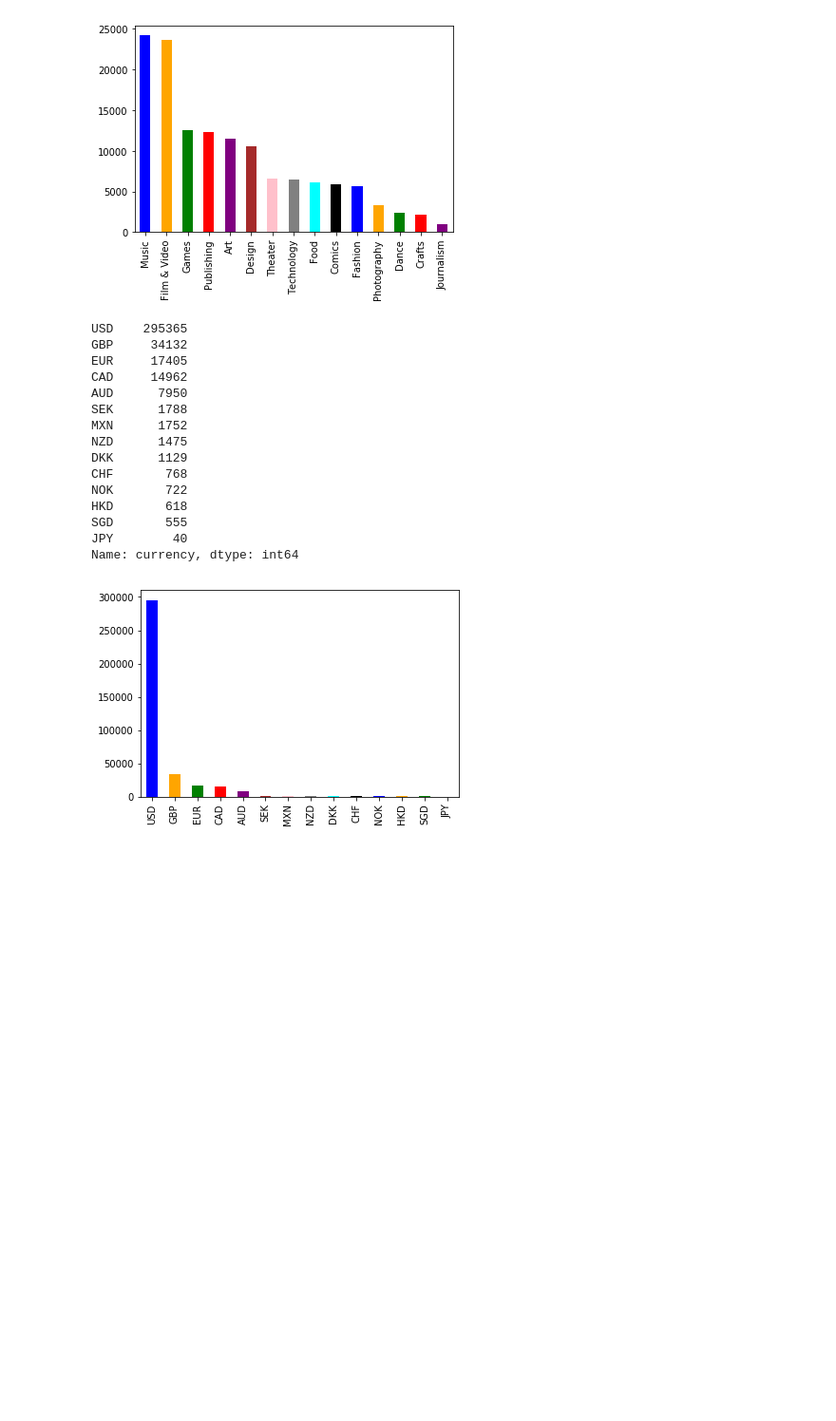
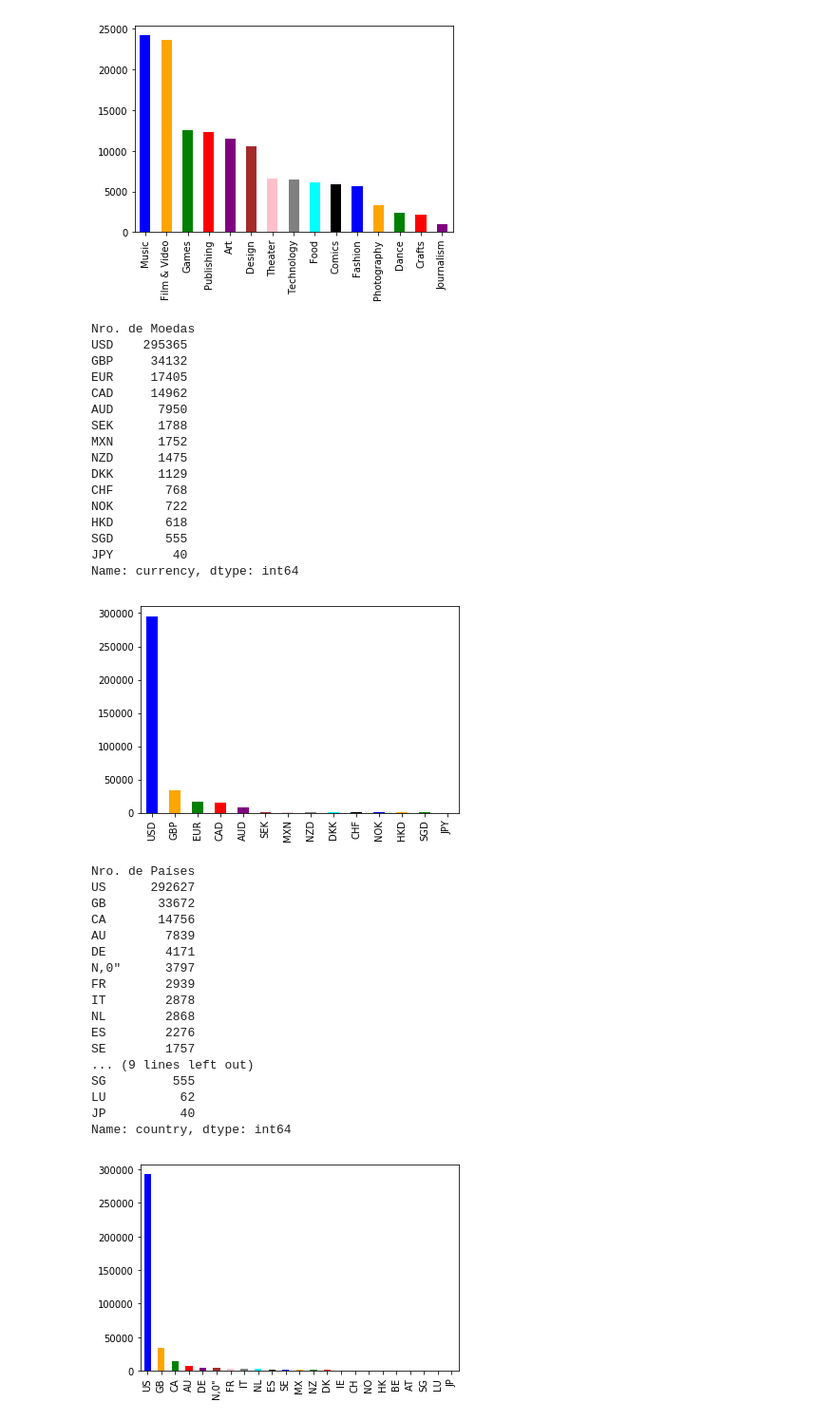
Before and after one commit to victormazevedo/kickstart-random-forest-model, a Jupyter notebook: Kickstarter_Model.ipynb, the cells around one changed output. Shown at 95% size. Saved outputs shown, nothing was run; the diff lists cells and outputs as text; code cells hidden in the pictures; blank space fills up the shorter version.

```diff
--- a/Kickstarter_Model.ipynb
+++ b/Kickstarter_Model.ipynb
@@ -186,11 +192,13 @@ Name: main_category, dtype: int64
 [figure]
 # %%
 principais_moedas = df["currency"].value_counts()
+print("Nro. de Moedas")
 print(principais_moedas)
 
 principais_moedas.plot.bar(color = color)
 plt.show()
 # %% [output]
+Nro. de Moedas
 USD    295365
 GBP     34132
 EUR     17405
@@ -207,3 +215,29 @@ SGD       555
 JPY        40
 Name: currency, dtype: int64
 [figure]
+# %%
+principais_paises = df["country"].value_counts()
+print("Nro. de Países")
+print(principais_paises)
+
+principais_paises.plot.bar(color = color)
+plt.show()
+# %% [output]
+Nro. de Países
+US      292627
+GB       33672
+CA       14756
+AU        7839
+DE        4171
+N,0"      3797
+FR        2939
+IT        2878
+NL        2868
+ES        2276
+SE        1757
+... (9 lines left out)
+SG         555
+LU          62
+JP          40
+Name: country, dtype: int64
+[figure, added]
```
Also changed, not shown: parts of 6 cells of this notebook.
